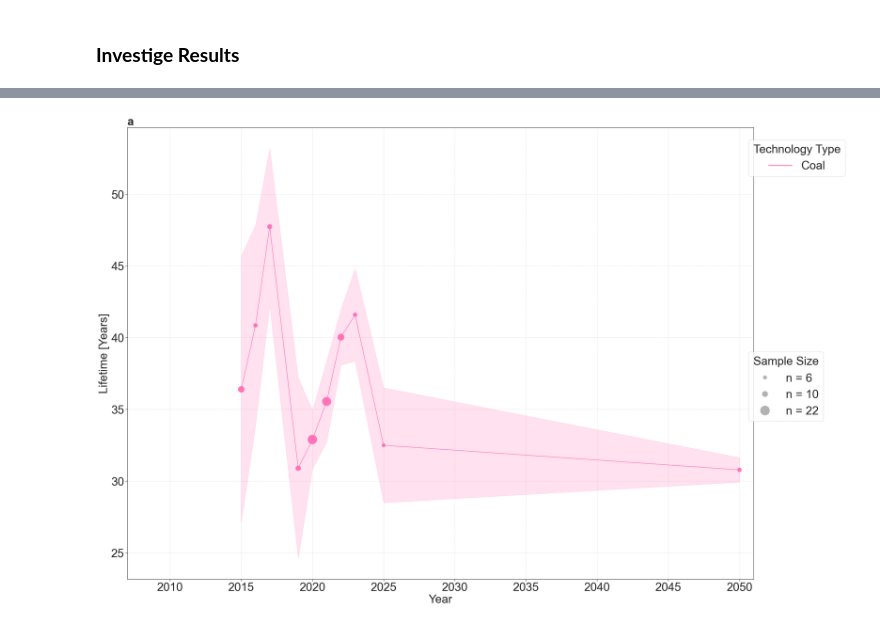
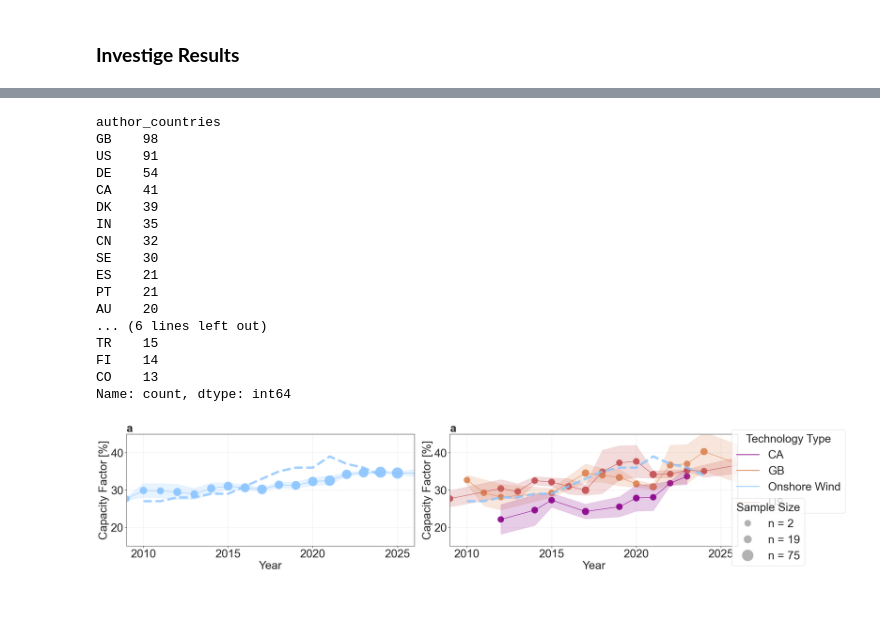
Before and after one commit to FZJ-IEK3-VSA/quinex-energy-system-studies, a Jupyter notebook: notebooks/Step5_TemporalVisualisation.ipynb, the cells around one changed output, grey strips where cells are left out. Cells and saved outputs as stored; diff of their text form; code cells hidden in the pictures.

```diff
--- a/notebooks/Step5_TemporalVisualisation.ipynb
+++ b/notebooks/Step5_TemporalVisualisation.ipynb
@@ -345,0 +382,25 @@ data_tables['b'][data_tables['b']["entity_mapping"] == "Offshore Wind"].sort_val
+# %%
+cap_factor_investigation = cap_factor.copy()
+cap_factor_investigation = cap_factor_investigation[cap_factor_investigation["entity_mapping"] == "Onshore Wind"]
+# %%
+cap_factor_countries = cap_factor_investigation.explode("author_countries")
+cap_factor_countries["entity_mapping"] = cap_factor_countries["author_countries"]
+cap_factor_countries[cap_factor_countries["value_normalized"] > 15]["author_countries"].value_counts().head(20)
+# %% [output]
+author_countries
+GB    98
+US    91
+DE    54
+CA    41
+DK    39
+IN    35
+CN    32
+SE    30
+ES    21
+PT    21
+AU    20
+... (6 lines left out)
+TR    15
+FI    14
+CO    13
+Name: count, dtype: int64
@@ -346,31 +465,47 @@ data_tables['b'][data_tables['b']["entity_mapping"] == "Offshore Wind"].sort_val
 # %%
+
+
 data = [
     {
-    'df': lifetime[lifetime["entity_base_mapping"].isin(['Coal'])],
-    'entity_col': 'entity_base_mapping',
+    'df': cap_factor_investigation[cap_factor_investigation["value_normalized"] > 15],
+    'entity_col': 'entity_mapping',
     'value_col': 'value_normalized',
-    'ylabel': 'Lifetime [Years]',
-     'title': 'a',
-     'year_range': (2007, 2051)
+    'ylabel': 'Capacity Factor [%]',
+    'title': 'a',
+    'additional_data': cap_factor_additional[cap_factor_additional["entity"] == "Onshore Wind"],
+    'year_range': (2009, 2026),
+    'y_range': (15, 45),
     },
+    {
+    'df': cap_factor_countries[(cap_factor_countries["author_countries"].isin(["GB", "US", "CA"])) & (cap_factor_countries["value_normalized"] > 15)],
+    'entity_col': 'entity_mapping',
+    'value_col': 'value_normalized',
+    'ylabel': 'Capacity Factor [%]',
+    'title': 'a',
+    'additional_data': cap_factor_additional[cap_factor_additional["entity"] == "Onshore Wind"],
+    'year_range': (2009, 2026),
+    'y_range': (15, 45),
+    }
 ]
 
 
 fig, data_tables = visualisation.plot_multiple_properties_over_time(
     data_list = data,
     legend_title = 'Technology Type',
     color_dict=visualisation.entity_colors,
-    figsize=(24,18),
+    figsize=(24,6),
     legend_position=(0.97,0.95),
     legend_size_position=(0.97,0.53),
     central_tendency="moving average",
     error_type="se",
     error_display="shade",
     font_size=30,
-    min_papers_per_year=5,
-    point_size_range=(100, 600),
+    point_size_range=(300, 900),
+    min_papers_per_year=2,
+    min_datapoints_per_year=2,
     )
 
 fig.show()
+fig.savefig("../data/figures/results/temporal/capacity_factor_onshore_wind_country.pdf", bbox_inches='tight')
 # %% [output]
-[figure, old version]
+[figure, new version]
```
Also changed, not shown: parts of 25 cells of this notebook, 8 other files.
